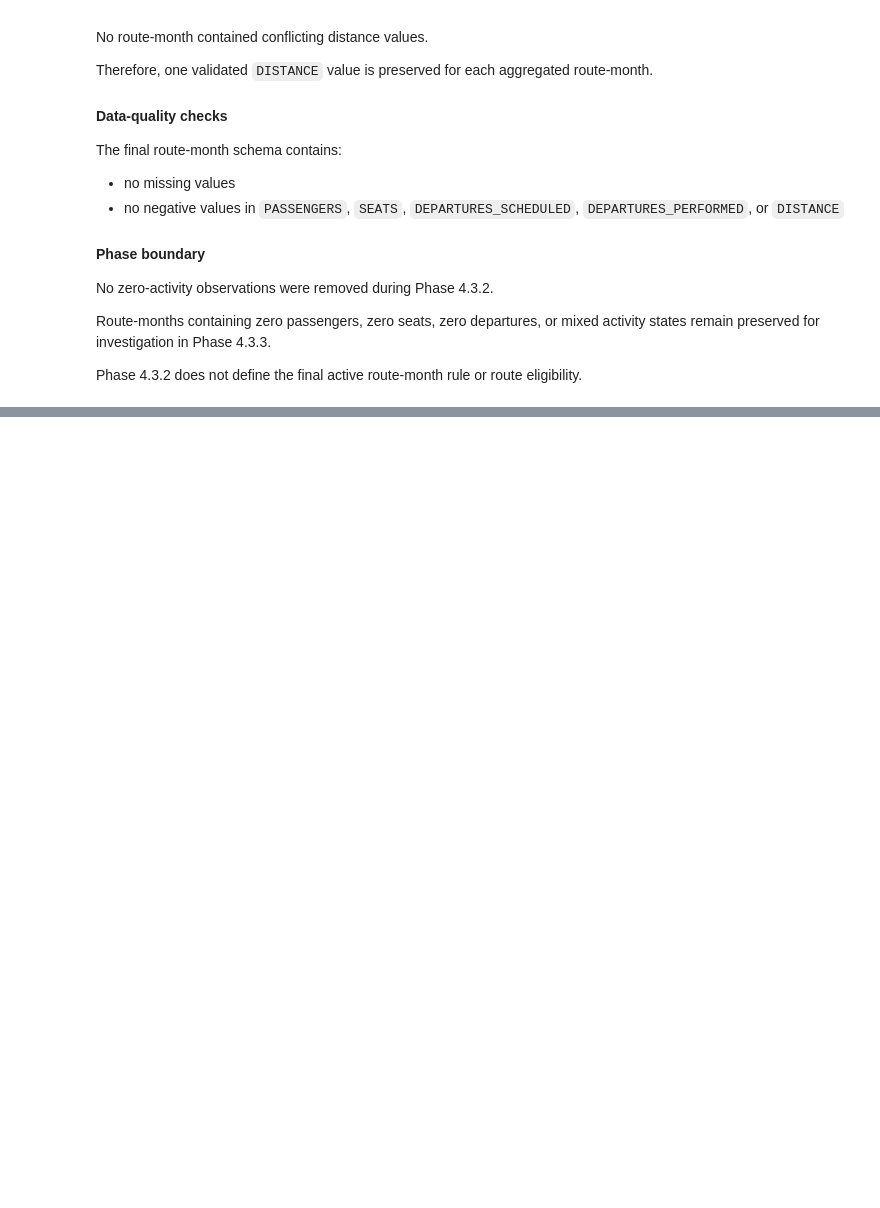
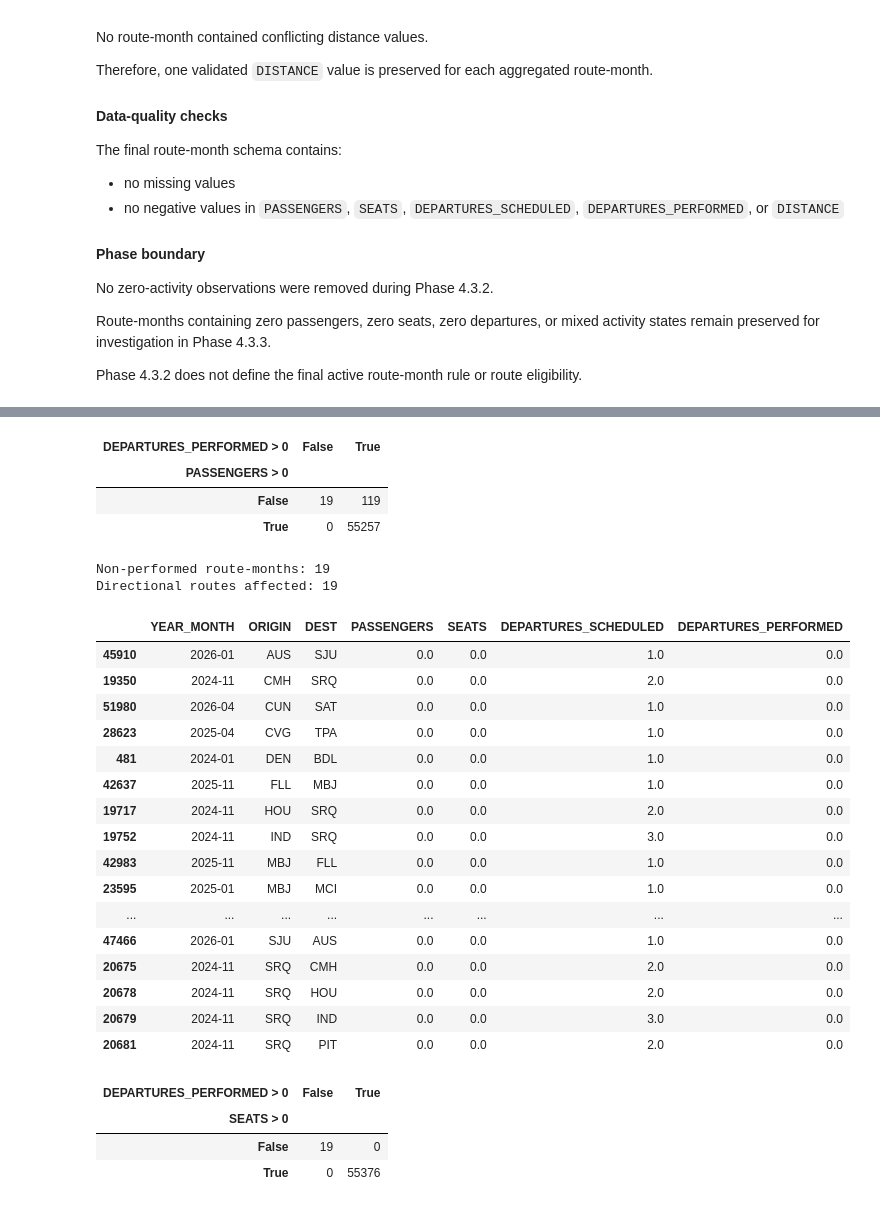
Before and after one commit to ahmadshamali/airline-demand-capacity-planning, a Jupyter notebook: notebooks/03_route_month_foundation.ipynb, the cells around one changed output, grey strips where cells are left out. Cells and saved outputs as stored; diff of their text form; code cells hidden in the pictures; blank space fills up the shorter version.

```diff
--- a/notebooks/03_route_month_foundation.ipynb
+++ b/notebooks/03_route_month_foundation.ipynb
@@ -1227,0 +1398,69 @@ Phase 4.3.2 does not define the final active route-month rule or route eligibili
+# %%
+pd.crosstab(
+    route_month_df["PASSENGERS"] > 0,
+    route_month_df["DEPARTURES_PERFORMED"] > 0,
+    rownames=["PASSENGERS > 0"],
+    colnames=["DEPARTURES_PERFORMED > 0"]
+)
+# %% [output]
+| DEPARTURES_PERFORMED > 0 | False | True |
+| PASSENGERS > 0 |  |  |
+| False | 19 | 119 |
+| True | 0 | 55257 |
+# %%
+nonperformed_route_months = route_month_df.loc[
+    route_month_df["DEPARTURES_PERFORMED"] == 0,
+    [
+        "YEAR_MONTH",
+        "ORIGIN",
+        "DEST",
+        "PASSENGERS",
+        "SEATS",
+        "DEPARTURES_SCHEDULED",
+        "DEPARTURES_PERFORMED"
+    ]
+]
+print("Non-performed route-months:", len(nonperformed_route_months))
+
+print(
+    "Directional routes affected:",
+    nonperformed_route_months[["ORIGIN", "DEST"]]
+    .drop_duplicates()
+    .shape[0]
+)
+
+nonperformed_route_months.sort_values(
+    ["ORIGIN", "DEST", "YEAR_MONTH"]
+)
+# %% [output]
+Non-performed route-months: 19
+Directional routes affected: 19
+|  | YEAR_MONTH | ORIGIN | DEST | PASSENGERS | SEATS | DEPARTURES_SCHEDULED | DEPARTURES_PERFORMED |
+| 45910 | 2026-01 | AUS | SJU | 0.0 | 0.0 | 1.0 | 0.0 |
+| 19350 | 2024-11 | CMH | SRQ | 0.0 | 0.0 | 2.0 | 0.0 |
+| 51980 | 2026-04 | CUN | SAT | 0.0 | 0.0 | 1.0 | 0.0 |
+| 28623 | 2025-04 | CVG | TPA | 0.0 | 0.0 | 1.0 | 0.0 |
+| 481 | 2024-01 | DEN | BDL | 0.0 | 0.0 | 1.0 | 0.0 |
+| 42637 | 2025-11 | FLL | MBJ | 0.0 | 0.0 | 1.0 | 0.0 |
+| 19717 | 2024-11 | HOU | SRQ | 0.0 | 0.0 | 2.0 | 0.0 |
+| 19752 | 2024-11 | IND | SRQ | 0.0 | 0.0 | 3.0 | 0.0 |
+| 42983 | 2025-11 | MBJ | FLL | 0.0 | 0.0 | 1.0 | 0.0 |
+| 23595 | 2025-01 | MBJ | MCI | 0.0 | 0.0 | 1.0 | 0.0 |
+| ... | ... | ... | ... | ... | ... | ... | ... |
+| 47466 | 2026-01 | SJU | AUS | 0.0 | 0.0 | 1.0 | 0.0 |
+| 20675 | 2024-11 | SRQ | CMH | 0.0 | 0.0 | 2.0 | 0.0 |
+| 20678 | 2024-11 | SRQ | HOU | 0.0 | 0.0 | 2.0 | 0.0 |
+| 20679 | 2024-11 | SRQ | IND | 0.0 | 0.0 | 3.0 | 0.0 |
+| 20681 | 2024-11 | SRQ | PIT | 0.0 | 0.0 | 2.0 | 0.0 |
+# %%
+pd.crosstab(
+    route_month_df["SEATS"] > 0,
+    route_month_df["DEPARTURES_PERFORMED"] > 0,
+    rownames=["SEATS > 0"],
+    colnames=["DEPARTURES_PERFORMED > 0"]
+)
+# %% [output]
+| DEPARTURES_PERFORMED > 0 | False | True |
+| SEATS > 0 |  |  |
+| False | 19 | 0 |
+| True | 0 | 55376 |
```
Also changed, not shown: parts of 22 cells of this notebook.
